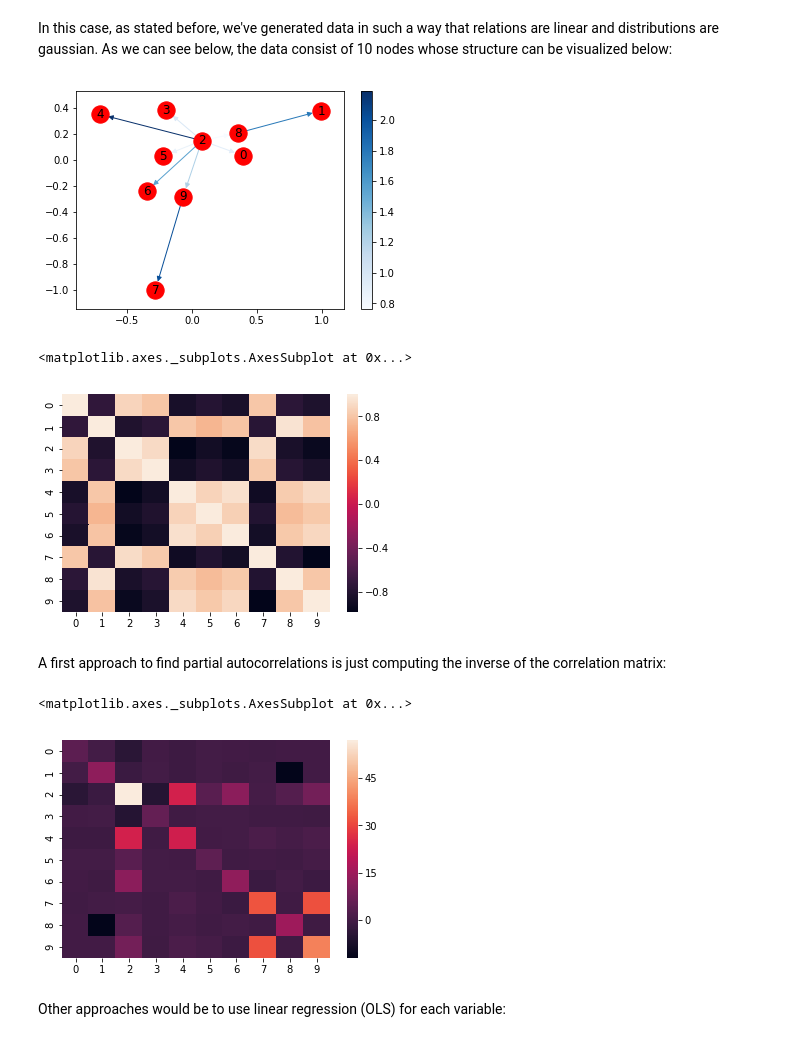
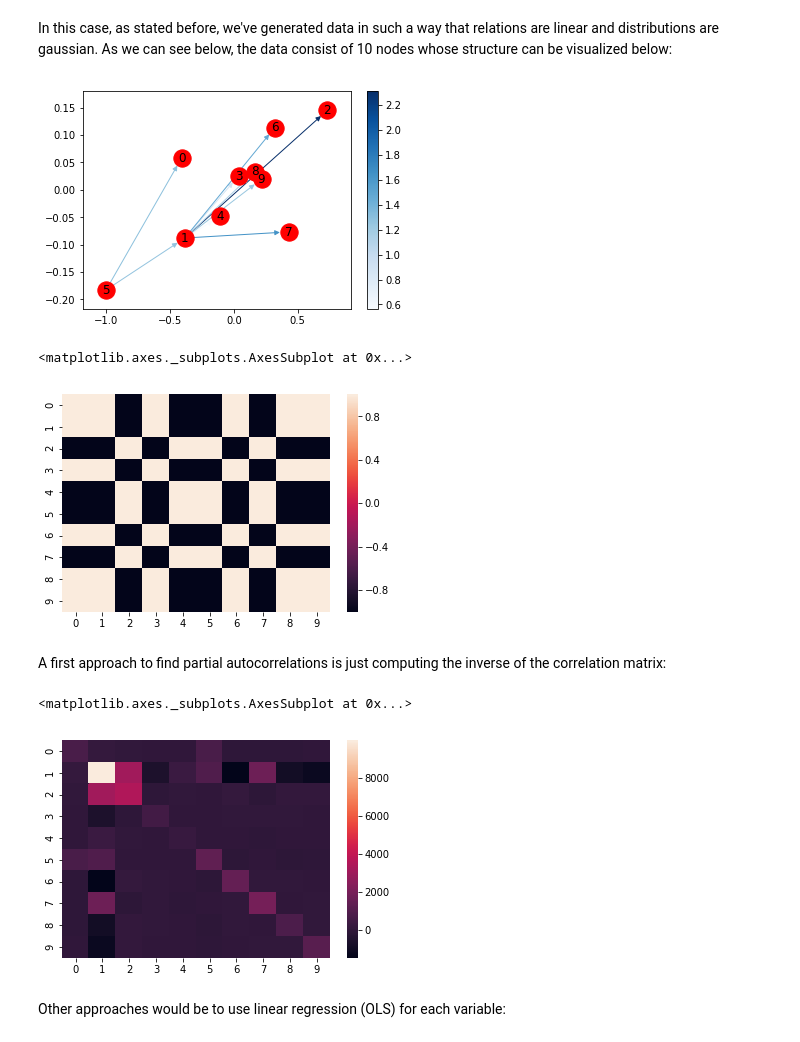
Before and after one commit to sp-leonardo-alcivar/DAG-training, a Jupyter notebook: Directed Acyclical Graphs - Modelling Causality.ipynb, the cells around one changed output. Drawn from its saved outputs; the diff is of its cells as text; code cells hidden in the pictures.

```diff
--- a/Directed Acyclical Graphs - Modelling Causality.ipynb
+++ b/Directed Acyclical Graphs - Modelling Causality.ipynb
@@ -163,23 +189,23 @@ When relations between variables are not linear, we can use the fact that whenev
 # %% [markdown]
 In this case, as stated before, we've generated data in such a way that relations are linear and distributions are gaussian. As we can see below, the data consist of 10 nodes whose structure can be visualized below:
 # %%
-dag = DAG(10, noise=.5) # We generated a directed acyclic graph with 10 vertices and .5 noise
+dag = DAG(10, noise=.05) # We generated a directed acyclic graph with 10 vertices and .5 noise
 data = dag.generate_data(1000) # How many data points are generated
 plot_dag(dag) # The real underlying causal graph
 # %% [output]
-[figure, old version]
+[figure, new version]
 # %%
 sns.heatmap(np.cov(data.T)) # Correlation Matrix
 # %% [output]
 <matplotlib.axes._subplots.AxesSubplot at 0x...>
-[figure, old version]
+[figure, new version]
 # %% [markdown]
 A first approach to find partial autocorrelations is just computing the inverse of the correlation matrix:
 # %%
 sns.heatmap(np.linalg.inv((np.cov(data.T)))) #Partial correlation matrix:
 # %% [output]
 <matplotlib.axes._subplots.AxesSubplot at 0x...>
-[figure, old version]
+[figure, new version]
 # %% [markdown]
 Other approaches would be to use linear regression (OLS) for each variable:
 # %%
```
Also changed, not shown: parts of 35 cells of this notebook, 1 other file.
